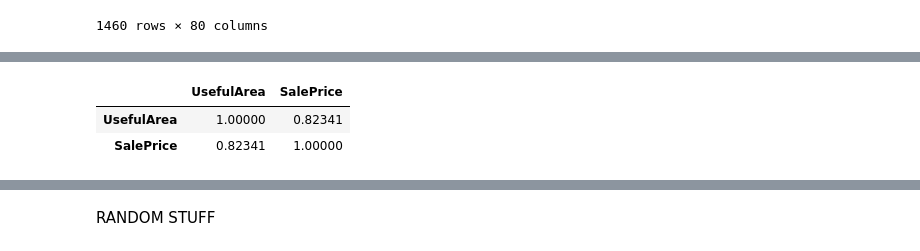
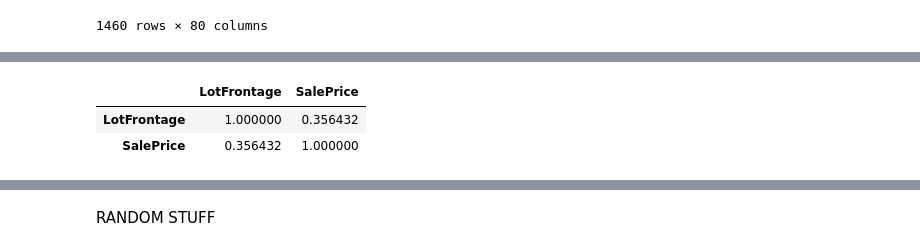
Before and after one commit to TehWeifu/IABD, a Jupyter notebook: SistemasDeAprendizajeAutomatico/Andreas/Project/primer-ejercicio/test.ipynb, the cells around one changed output, grey strips where cells are left out. Drawn from its saved outputs; the diff is of its cells as text; code cells hidden in the pictures.

```diff
--- a/SistemasDeAprendizajeAutomatico/Andreas/Project/primer-ejercicio/test.ipynb
+++ b/SistemasDeAprendizajeAutomatico/Andreas/Project/primer-ejercicio/test.ipynb
@@ -25,13 +25,16 @@ house_data = house_data_clean.copy()
 # house_data["LotArea"] = house_data["LotArea"] // 1_000
 # house_data['LotAreaNormalized'] = house_data['LotArea'].where(house_data['LotArea'] < 50, 50)
 
-feature_to_check = "UsefulArea"
+feature_to_check = "LotFrontage"
+# %%
+house_data["LotFrontage"] = house_data["LotFrontage"].clip(0, 100)
+house_data["LotFrontage"] = house_data["LotFrontage"] // 10 * 10
 # %%
 # house_data["Functional"] = house_data["Functional"].where(house_data["Functional"] == "Typ", "Deduction")
 # house_data
 # %%
-house_data["UsefulArea"] = house_data["TotalBsmtSF"] + house_data["1stFlrSF"] + house_data["2ndFlrSF"] + house_data[
-    "GarageArea"]
-house_data["UsefulArea"] = house_data["UsefulArea"].clip(1_000, 5_000)
-house_data["UsefulArea"] = house_data["UsefulArea"] // 100 * 100
-house_data
+# house_data["UsefulArea"] = house_data["TotalBsmtSF"] + house_data["1stFlrSF"] + house_data["2ndFlrSF"] + house_data[
+#     "GarageArea"]
+# house_data["UsefulArea"] = house_data["UsefulArea"].clip(1_000, 5_000)
+# house_data["UsefulArea"] = house_data["UsefulArea"] // 100 * 100
+# house_data
@@ -53,9 +41,9 @@ house_data
 # %%
-house_data[['UsefulArea', 'SalePrice']].corr()
+house_data[[feature_to_check, 'SalePrice']].corr()
 # %% [output]
-|  | UsefulArea | SalePrice |
-| UsefulArea | 1.00000 | 0.82341 |
-| SalePrice | 0.82341 | 1.00000 |
+|  | LotFrontage | SalePrice |
+| LotFrontage | 1.000000 | 0.356432 |
+| SalePrice | 0.356432 | 1.000000 |
 # %%
 # house_data["LotArea"] = house_data["LotArea"].where(house_data["LotArea"] < 20_000, 20_000)
 # house_data["LotArea"] = house_data["LotArea"] // 1_000
```
Also changed, not shown: parts of 5 cells of this notebook, 25 other files.
